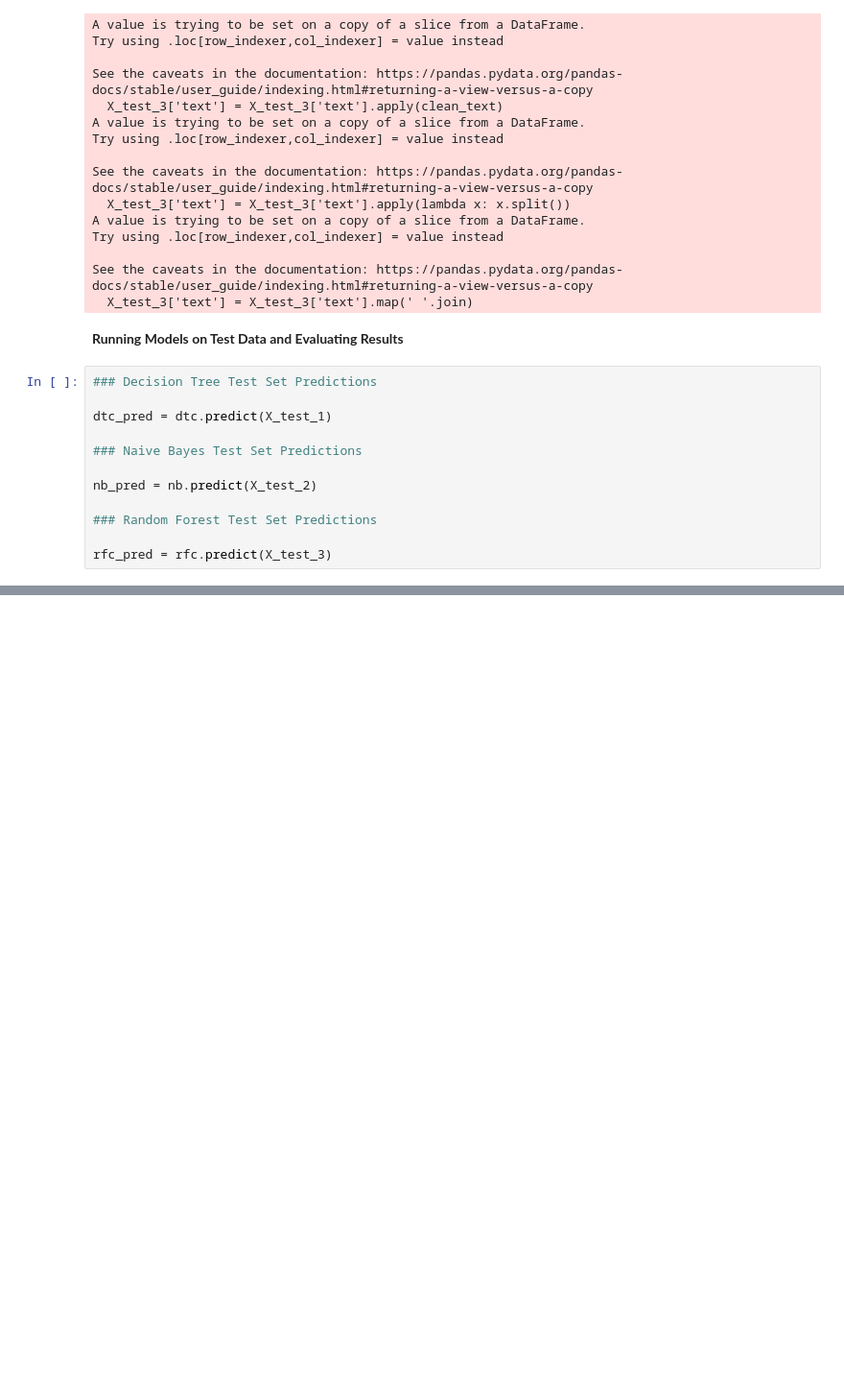
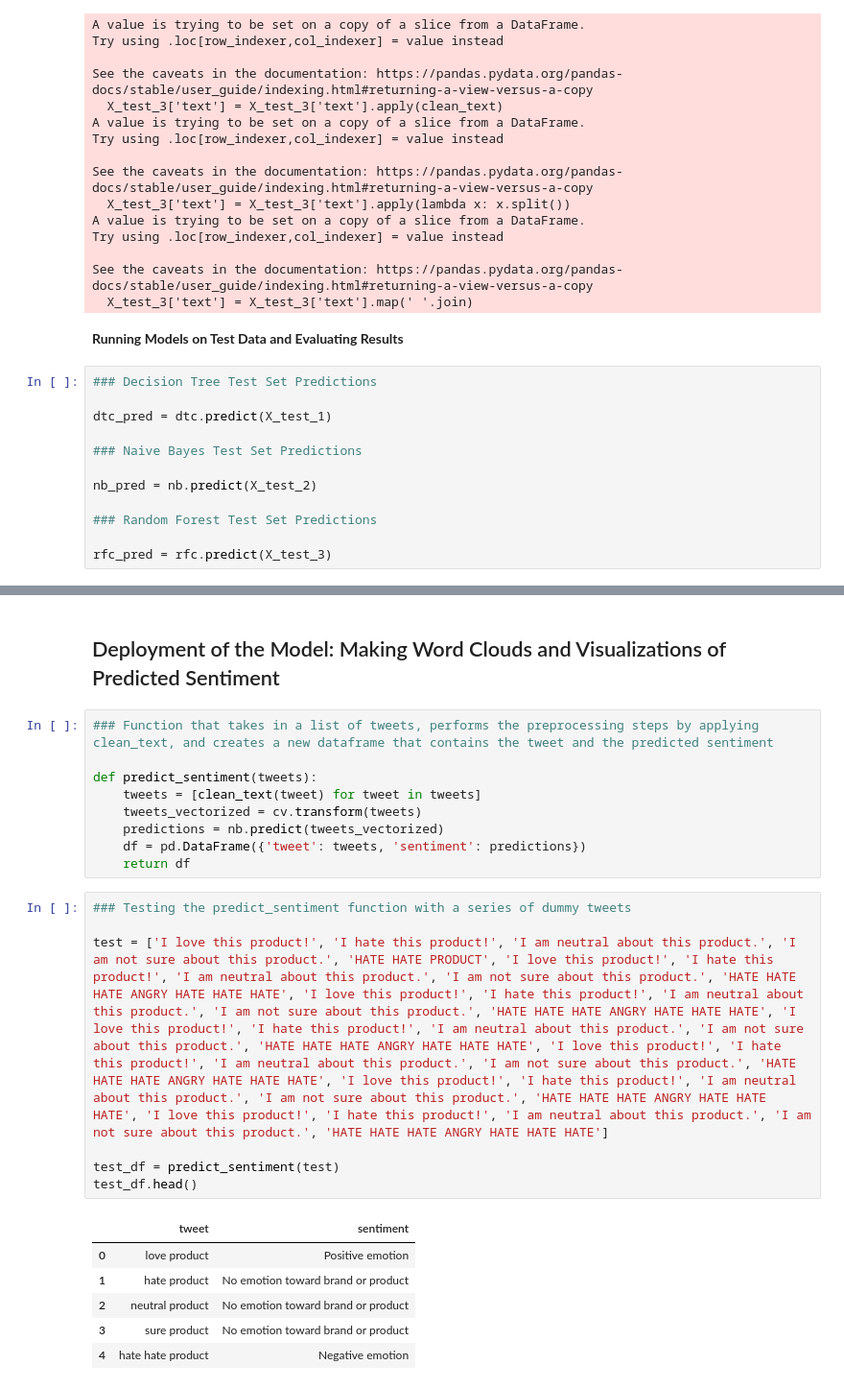
Before and after one commit to jswec/Phase4, a Jupyter notebook: Ryan_Notebook_v3.ipynb, the cells around one changed output, grey strips where cells are left out. Shown at 96% size. Cells and saved outputs as stored; diff of their text form; blank space fills up the shorter version.

```diff
--- a/Ryan_Notebook_v3.ipynb
+++ b/Ryan_Notebook_v3.ipynb
@@ -659,0 +690,25 @@ plt.show()
+# %% [markdown]
+## Deployment of the Model: Making Word Clouds and Visualizations of Predicted Sentiment
+# %%
+### Function that takes in a list of tweets, performs the preprocessing steps by applying clean_text, and creates a new dataframe that contains the tweet and the predicted sentiment
+
+def predict_sentiment(tweets):
+    tweets = [clean_text(tweet) for tweet in tweets]
+    tweets_vectorized = cv.transform(tweets)
+    predictions = nb.predict(tweets_vectorized)
+    df = pd.DataFrame({'tweet': tweets, 'sentiment': predictions})
+    return df
+# %%
+### Testing the predict_sentiment function with a series of dummy tweets
+
+test = ['I love this product!', 'I hate this product!', 'I am neutral about this product.', 'I am not sure about this product.', 'HATE HATE PRODUCT', 'I love this product!', 'I hate this product!', 'I am neutral about this product.', 'I am not sure about this product.', 'HATE HATE HATE ANGRY HATE HATE HATE', 'I love this product!', 'I hate this product!', 'I am neutral about this product.', 'I am not sure about this product.', 'HATE HATE HATE ANGRY HATE HATE HATE', 'I love this product!', 'I hate this product!', 'I am neutral about this product.', 'I am not sure about this product.', 'HATE HATE HATE ANGRY HATE HATE HATE', 'I love this product!', 'I hate this product!', 'I am neutral about this product.', 'I am not sure about this product.', 'HATE HATE HATE ANGRY HATE HATE HATE', 'I love this product!', 'I hate this product!', 'I am neutral about this product.', 'I am not sure about this product.', 'HATE HATE HATE ANGRY HATE HATE HATE', 'I love this product!', 'I hate this product!', 'I am neutral about this product.', 'I am not sure about this product.', 'HATE HATE HATE ANGRY HATE HATE HATE']
+
+test_df = predict_sentiment(test)
+test_df.head()
+# %% [output]
+|  | tweet | sentiment |
+| 0 | love product | Positive emotion |
+| 1 | hate product | No emotion toward brand or product |
+| 2 | neutral product | No emotion toward brand or product |
+| 3 | sure product | No emotion toward brand or product |
+| 4 | hate hate product | Negative emotion |
```
Also changed, not shown: parts of 15 cells of this notebook.
